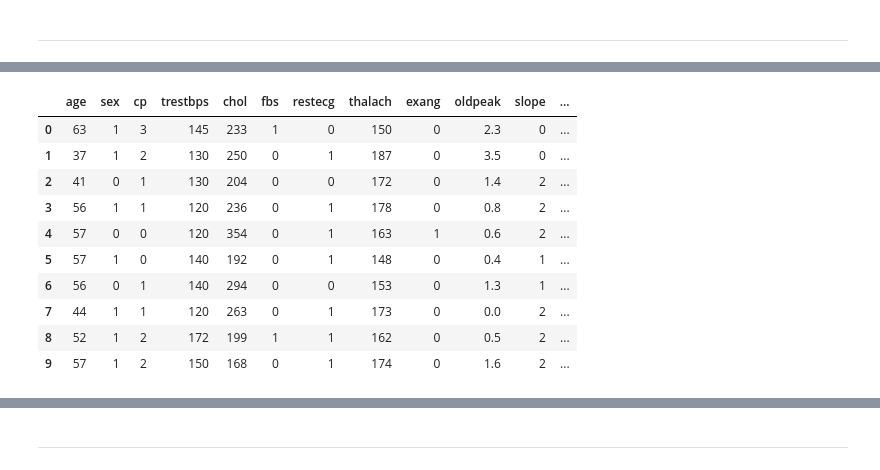
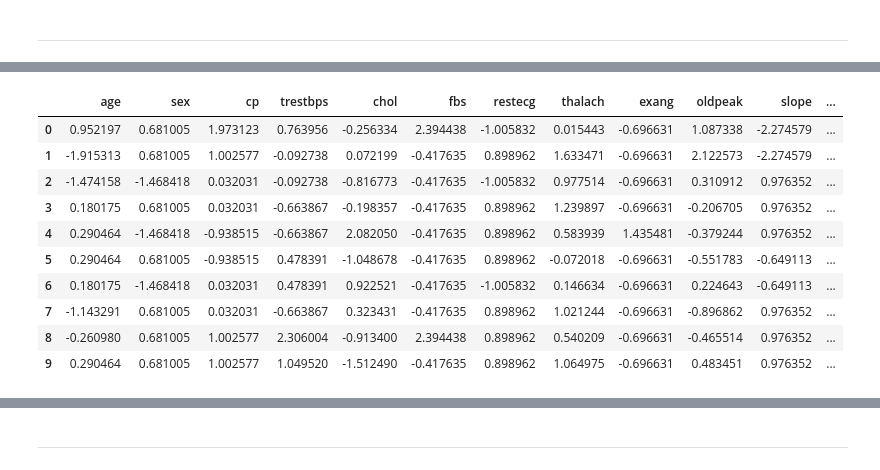
Before and after one commit to Eduardo-Mati/Projetos-integrador---Desafio-unifacisa---Modelos-de-Machine-Learning, a Jupyter notebook: Q5.ipynb, the cells around one changed output, grey strips where cells are left out. Saved outputs shown, nothing was run; the diff lists cells and outputs as text; code cells hidden in the pictures.

```diff
--- a/Q5.ipynb
+++ b/Q5.ipynb
@@ -149,3 +149,15 @@ target → Diagnóstico de doença cardíaca (variável alvo):
 0 = Não tem doença cardíaca
 
 1 = Tem doença cardíaca
+# %%
+# normalizando variaveis
+
+scaler = StandardScaler()
+
+# Separate features and target before scaling
+features = df.drop('target', axis=1)
+target = df['target']
+
+df_scaled = scaler.fit_transform(features)
+
+df_scaled = pd.DataFrame(df_scaled, columns=features.columns)
@@ -342,17 +366,17 @@ print(importances)
 # %%
-df.head(10)
+df_scaled.head(10)
 # %% [output]
 |  | age | sex | cp | trestbps | chol | fbs | restecg | thalach | exang | oldpeak | slope | ... |
-| 0 | 63 | 1 | 3 | 145 | 233 | 1 | 0 | 150 | 0 | 2.3 | 0 | ... |
-| 1 | 37 | 1 | 2 | 130 | 250 | 0 | 1 | 187 | 0 | 3.5 | 0 | ... |
-| 2 | 41 | 0 | 1 | 130 | 204 | 0 | 0 | 172 | 0 | 1.4 | 2 | ... |
-| 3 | 56 | 1 | 1 | 120 | 236 | 0 | 1 | 178 | 0 | 0.8 | 2 | ... |
-| 4 | 57 | 0 | 0 | 120 | 354 | 0 | 1 | 163 | 1 | 0.6 | 2 | ... |
-| 5 | 57 | 1 | 0 | 140 | 192 | 0 | 1 | 148 | 0 | 0.4 | 1 | ... |
-| 6 | 56 | 0 | 1 | 140 | 294 | 0 | 0 | 153 | 0 | 1.3 | 1 | ... |
-| 7 | 44 | 1 | 1 | 120 | 263 | 0 | 1 | 173 | 0 | 0.0 | 2 | ... |
-| 8 | 52 | 1 | 2 | 172 | 199 | 1 | 1 | 162 | 0 | 0.5 | 2 | ... |
-| 9 | 57 | 1 | 2 | 150 | 168 | 0 | 1 | 174 | 0 | 1.6 | 2 | ... |
+| 0 | 0.952197 | 0.681005 | 1.973123 | 0.763956 | -0.256334 | 2.394438 | -1.005832 | 0.015443 | -0.696631 | 1.087338 | -2.274579 | ... |
+| 1 | -1.915313 | 0.681005 | 1.002577 | -0.092738 | 0.072199 | -0.417635 | 0.898962 | 1.633471 | -0.696631 | 2.122573 | -2.274579 | ... |
+| 2 | -1.474158 | -1.468418 | 0.032031 | -0.092738 | -0.816773 | -0.417635 | -1.005832 | 0.977514 | -0.696631 | 0.310912 | 0.976352 | ... |
+| 3 | 0.180175 | 0.681005 | 0.032031 | -0.663867 | -0.198357 | -0.417635 | 0.898962 | 1.239897 | -0.696631 | -0.206705 | 0.976352 | ... |
+| 4 | 0.290464 | -1.468418 | -0.938515 | -0.663867 | 2.082050 | -0.417635 | 0.898962 | 0.583939 | 1.435481 | -0.379244 | 0.976352 | ... |
+| 5 | 0.290464 | 0.681005 | -0.938515 | 0.478391 | -1.048678 | -0.417635 | 0.898962 | -0.072018 | -0.696631 | -0.551783 | -0.649113 | ... |
+| 6 | 0.180175 | -1.468418 | 0.032031 | 0.478391 | 0.922521 | -0.417635 | -1.005832 | 0.146634 | -0.696631 | 0.224643 | -0.649113 | ... |
+| 7 | -1.143291 | 0.681005 | 0.032031 | -0.663867 | 0.323431 | -0.417635 | 0.898962 | 1.021244 | -0.696631 | -0.896862 | 0.976352 | ... |
+| 8 | -0.260980 | 0.681005 | 1.002577 | 2.306004 | -0.913400 | 2.394438 | 0.898962 | 0.540209 | -0.696631 | -0.465514 | 0.976352 | ... |
+| 9 | 0.290464 | 0.681005 | 1.002577 | 1.049520 | -1.512490 | -0.417635 | 0.898962 | 1.064975 | -0.696631 | 0.483451 | 0.976352 | ... |
 # %%
 # Verificando a feature importance do SVM
 # %%
```
Also changed, not shown: parts of 17 cells of this notebook.
